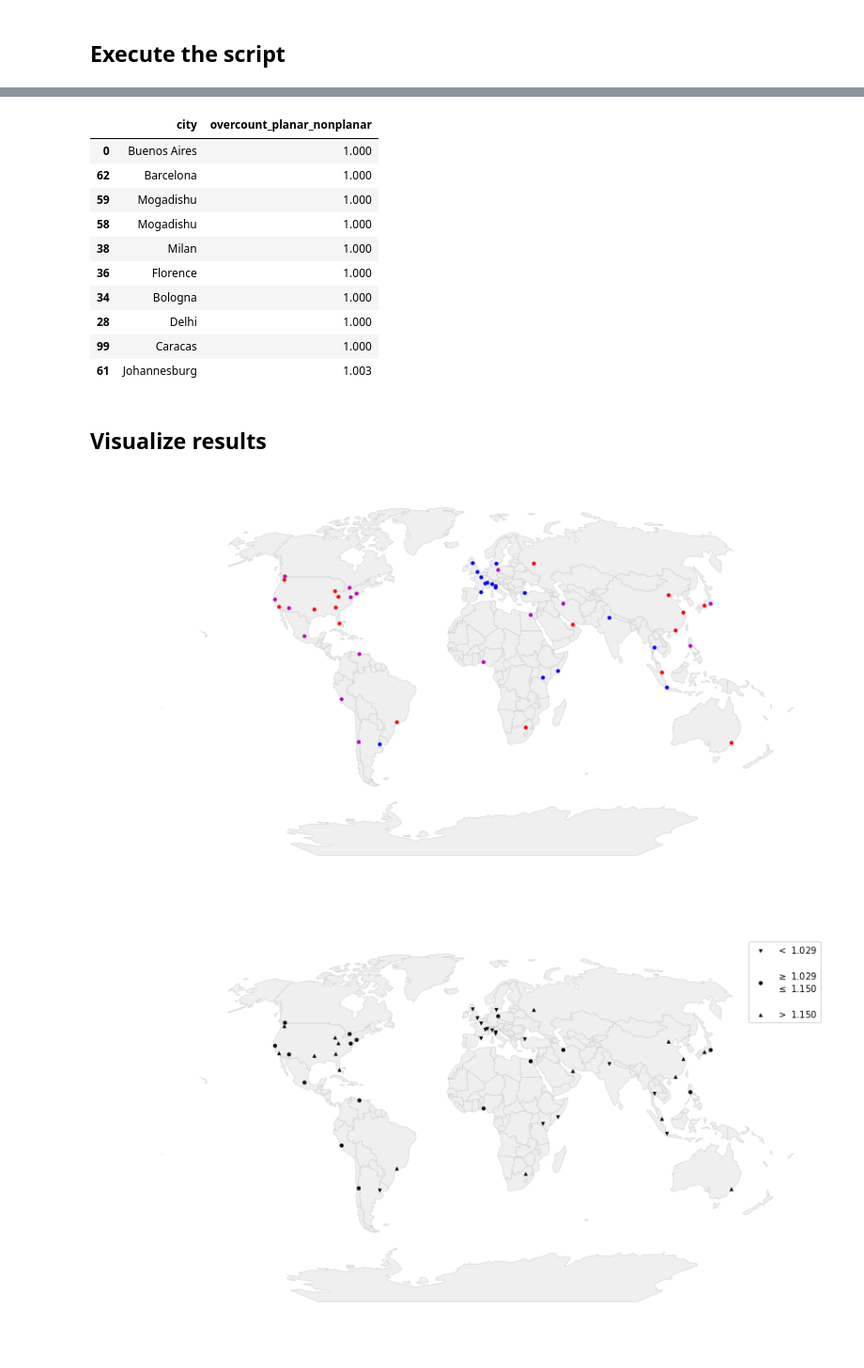
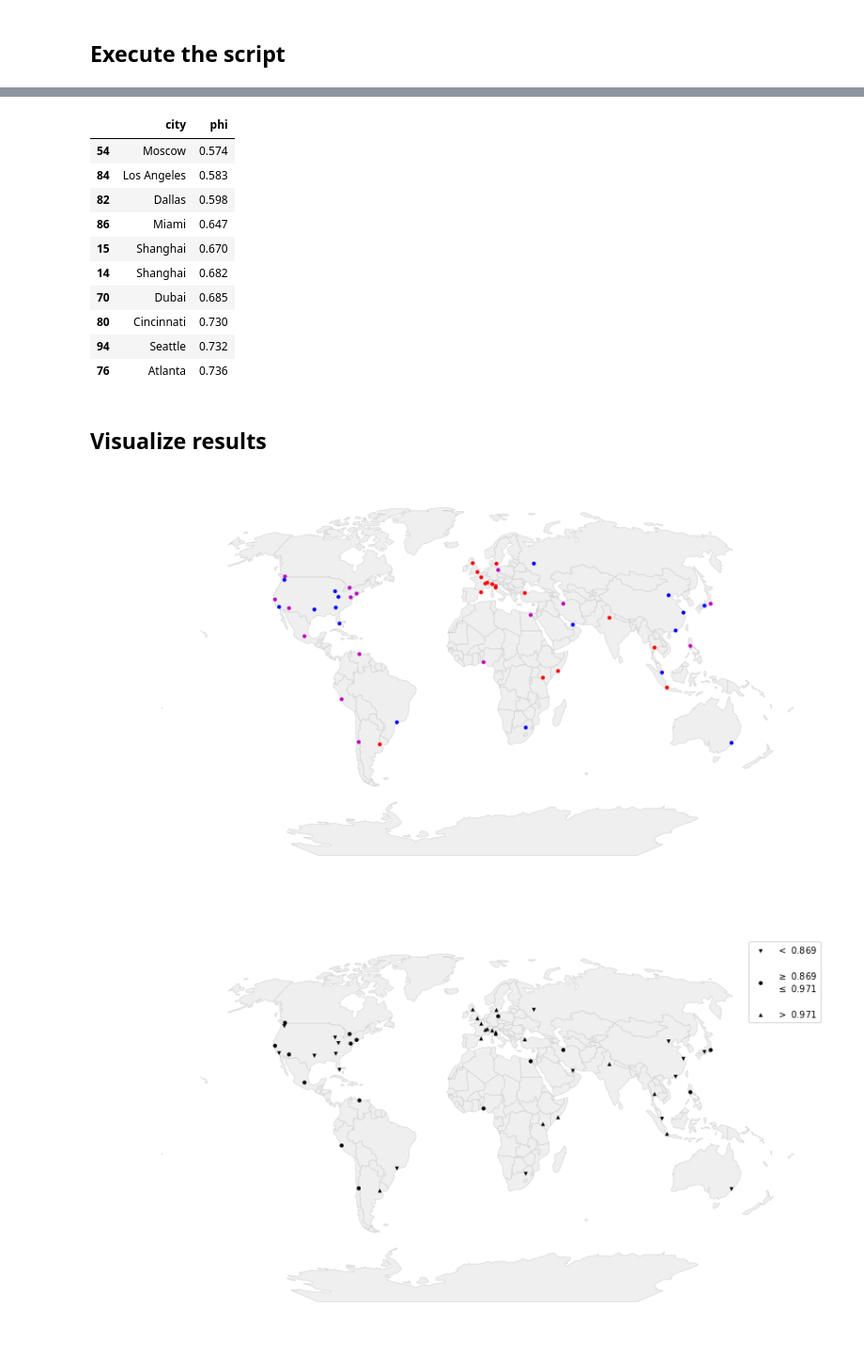
Before and after one commit to gboeing/planar-vs-nonplanar, a Jupyter notebook: planar-vs-nonplanar-across-cities.ipynb, the cells around one changed output, grey strips where cells are left out. Shown: that part at 94% size. Drawn from its saved outputs; the diff is of its cells as text; code cells hidden in the pictures.

```diff
--- a/planar-vs-nonplanar-across-cities.ipynb
+++ b/planar-vs-nonplanar-across-cities.ipynb
@@ -138,6 +138,7 @@ for label, row in df_places.iterrows():
                           'mean_edge_length' : mean_edge_length,
                           'mean_planar_segment_length' : mean_planar_segment_length,
                           'edge_length_ratio' : edge_length_ratio,
+                          'phi' : 1 / planar_nonplanar_overcount,
                           'is_planar' : is_planar,
                           'runtime' : runtime}
                 results.append(result)
@@ -201,49 +202,49 @@ gdf
 # %%
-gdf[['city', 'overcount_planar_nonplanar']].sort_values(by='overcount_planar_nonplanar').head(10)
+gdf[['city', 'phi']].sort_values(by='phi').head(10)
 # %% [output]
-|  | city | overcount_planar_nonplanar |
-| 0 | Buenos Aires | 1.000 |
-| 62 | Barcelona | 1.000 |
-| 59 | Mogadishu | 1.000 |
-| 58 | Mogadishu | 1.000 |
-| 38 | Milan | 1.000 |
-| 36 | Florence | 1.000 |
-| 34 | Bologna | 1.000 |
-| 28 | Delhi | 1.000 |
-| 99 | Caracas | 1.000 |
-| 61 | Johannesburg | 1.003 |
+|  | city | phi |
+| 54 | Moscow | 0.574 |
+| 84 | Los Angeles | 0.583 |
+| 82 | Dallas | 0.598 |
+| 86 | Miami | 0.647 |
+| 15 | Shanghai | 0.670 |
+| 14 | Shanghai | 0.682 |
+| 70 | Dubai | 0.685 |
+| 80 | Cincinnati | 0.730 |
+| 94 | Seattle | 0.732 |
+| 76 | Atlanta | 0.736 |
 # %% [markdown]
 ## Visualize results
 # %%
 def get_color(value, breaks):
 
     if value <= breaks[0]:
         return 'b'
     elif value <= breaks[1]:
         return 'm'
     else:
         return 'r'
 
 drive = gdf[gdf['network_type']=='drive']
-breaks = [drive['overcount_planar_nonplanar'].quantile(q=x) for x in (0.33, 0.67)]
-colors = drive['overcount_planar_nonplanar'].apply(get_color, breaks=breaks)
+breaks = [drive['phi'].quantile(q=x) for x in (0.33, 0.67)]
+colors = drive['phi'].apply(get_color, breaks=breaks)
 
 world = gpd.read_file(gpd.datasets.get_path('naturalearth_lowres'))
 crs_proj = '+proj=kav7'
 world_proj = world.to_crs(crs_proj)
 xmin, ymin, xmax, ymax = world_proj.unary_union.bounds
 aspect_ratio = (xmax - xmin) / (ymax - ymin)
 points_proj = drive.to_crs(crs_proj)
 
 width = 14
 fig, ax = plt.subplots(figsize=(width, width/aspect_ratio), facecolor='w')
 ax = world_proj.plot(ax=ax, facecolor='#efefef', edgecolor='#cccccc', linewidth=0.5)
 ax = points_proj.plot(ax=ax, marker='o', markersize=20, c=colors, edgecolor='#efefef', linewidth=0.1)
 ax.axis('off')
 fig.savefig('data/world_map.png', dpi=300)
 plt.show()
 # %% [output]
-[figure, old version]
+[figure, new version]
 # %%
 def get_marker(value, breaks):
 
```
Also changed, not shown: parts of 9 cells of this notebook, 23 other files.
